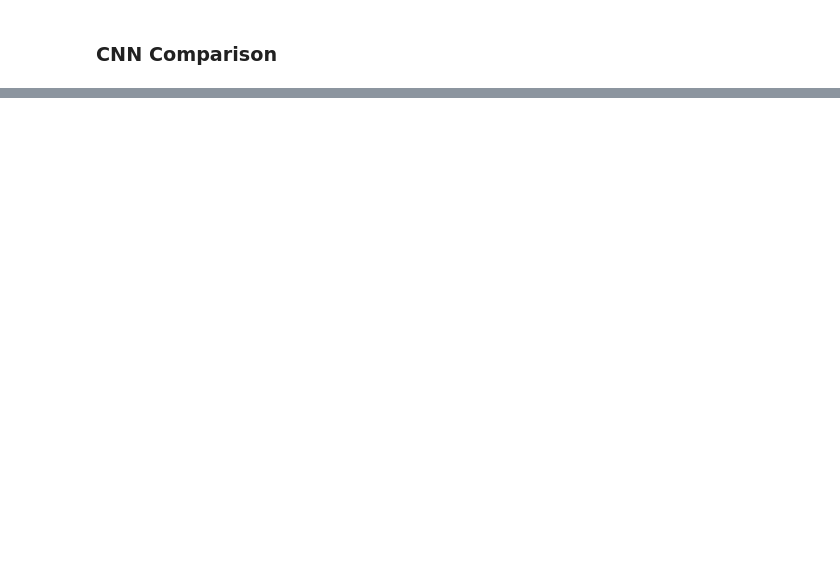
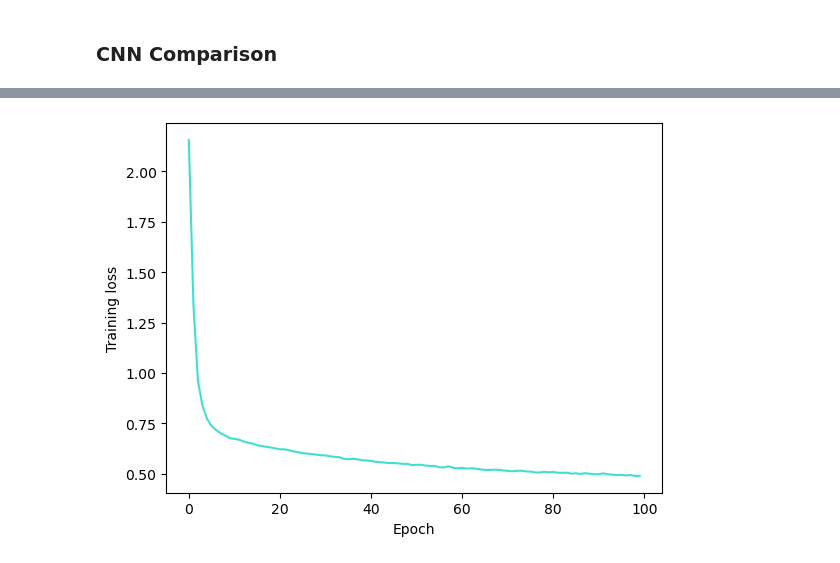
Before and after one commit to Charlow88/Masters-Project, a Jupyter notebook: src/masters_project/basic_runthrough.ipynb, the cells around one changed output, grey strips where cells are left out. Drawn from its saved outputs; the diff is of its cells as text; code cells hidden in the pictures; blank space fills up the shorter version.

```diff
--- a/src/masters_project/basic_runthrough.ipynb
+++ b/src/masters_project/basic_runthrough.ipynb
@@ -353,0 +405,15 @@ for s in [
+# %%
+import matplotlib.pyplot as plt
+import numpy as np
+
+loss = np.asarray(outputs["nn_naive_history"]["loss"])
+
+plt.figure()
+plt.plot(loss, color='turquoise')
+plt.xlabel("Epoch")
+plt.ylabel("Training loss")
+# plt.title("Naïve NN training loss")
+# plt.grid(True, alpha=0.3)
+plt.show()
+# %% [output]
+[figure, added]
```
Also changed, not shown: parts of 20 cells of this notebook, 2 other files.
